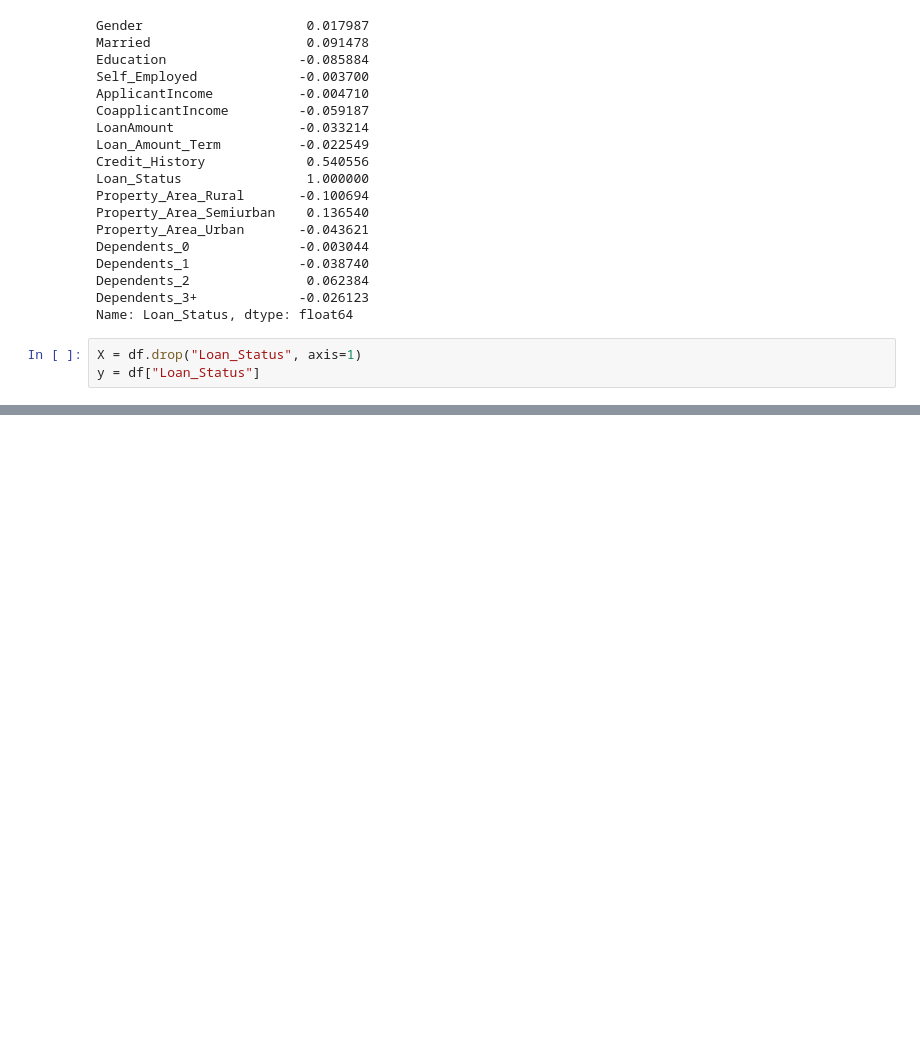
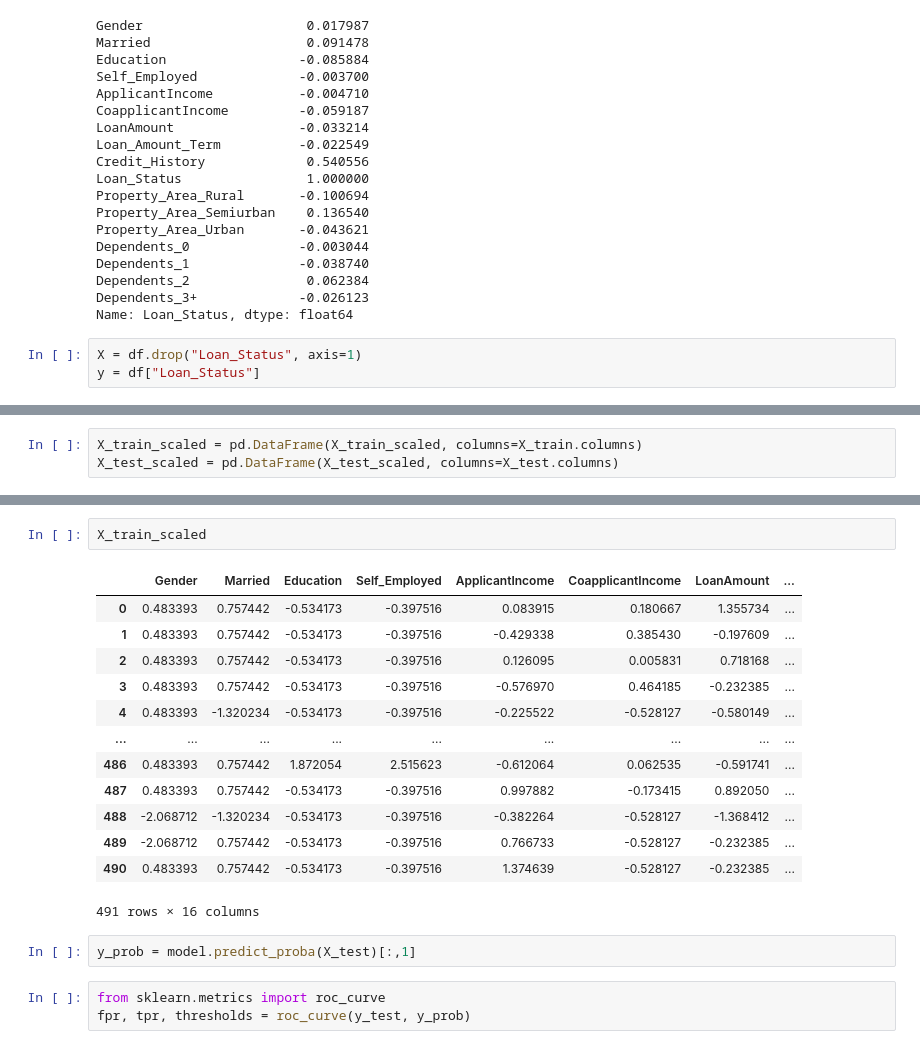
Before and after one commit to tarunpuniya/Machine-Learning, a Jupyter notebook: Supervised learning/logistic regression/practise.ipynb, the cells around one changed output, grey strips where cells are left out. Drawn from its saved outputs; the diff is of its cells as text; blank space fills up the shorter version.

```diff
--- a/Supervised learning/logistic regression/practise.ipynb
+++ b/Supervised learning/logistic regression/practise.ipynb
@@ -227,0 +232,3 @@ X_test = scaler.transform(X_test)
+# %%
+X_train_scaled = pd.DataFrame(X_train_scaled, columns=X_train.columns)
+X_test_scaled = pd.DataFrame(X_test_scaled, columns=X_test.columns)
@@ -258,0 +285,21 @@ weighted avg       0.83      0.79      0.76       123
+# %%
+X_train_scaled
+# %% [output]
+|  | Gender | Married | Education | Self_Employed | ApplicantIncome | CoapplicantIncome | LoanAmount | ... |
+| 0 | 0.483393 | 0.757442 | -0.534173 | -0.397516 | 0.083915 | 0.180667 | 1.355734 | ... |
+| 1 | 0.483393 | 0.757442 | -0.534173 | -0.397516 | -0.429338 | 0.385430 | -0.197609 | ... |
+| 2 | 0.483393 | 0.757442 | -0.534173 | -0.397516 | 0.126095 | 0.005831 | 0.718168 | ... |
+| 3 | 0.483393 | 0.757442 | -0.534173 | -0.397516 | -0.576970 | 0.464185 | -0.232385 | ... |
+| 4 | 0.483393 | -1.320234 | -0.534173 | -0.397516 | -0.225522 | -0.528127 | -0.580149 | ... |
+| ... | ... | ... | ... | ... | ... | ... | ... | ... |
+| 486 | 0.483393 | 0.757442 | 1.872054 | 2.515623 | -0.612064 | 0.062535 | -0.591741 | ... |
+| 487 | 0.483393 | 0.757442 | -0.534173 | -0.397516 | 0.997882 | -0.173415 | 0.892050 | ... |
+| 488 | -2.068712 | -1.320234 | -0.534173 | -0.397516 | -0.382264 | -0.528127 | -1.368412 | ... |
+| 489 | -2.068712 | 0.757442 | -0.534173 | -0.397516 | 0.766733 | -0.528127 | -0.232385 | ... |
+| 490 | 0.483393 | 0.757442 | -0.534173 | -0.397516 | 1.374639 | -0.528127 | -0.232385 | ... |
+491 rows × 16 columns
+# %%
+y_prob = model.predict_proba(X_test)[:,1]
+# %%
+from sklearn.metrics import roc_curve
+fpr, tpr, thresholds = roc_curve(y_test, y_prob)
```
Also changed, not shown: parts of 8 cells of this notebook, 2 other files.
